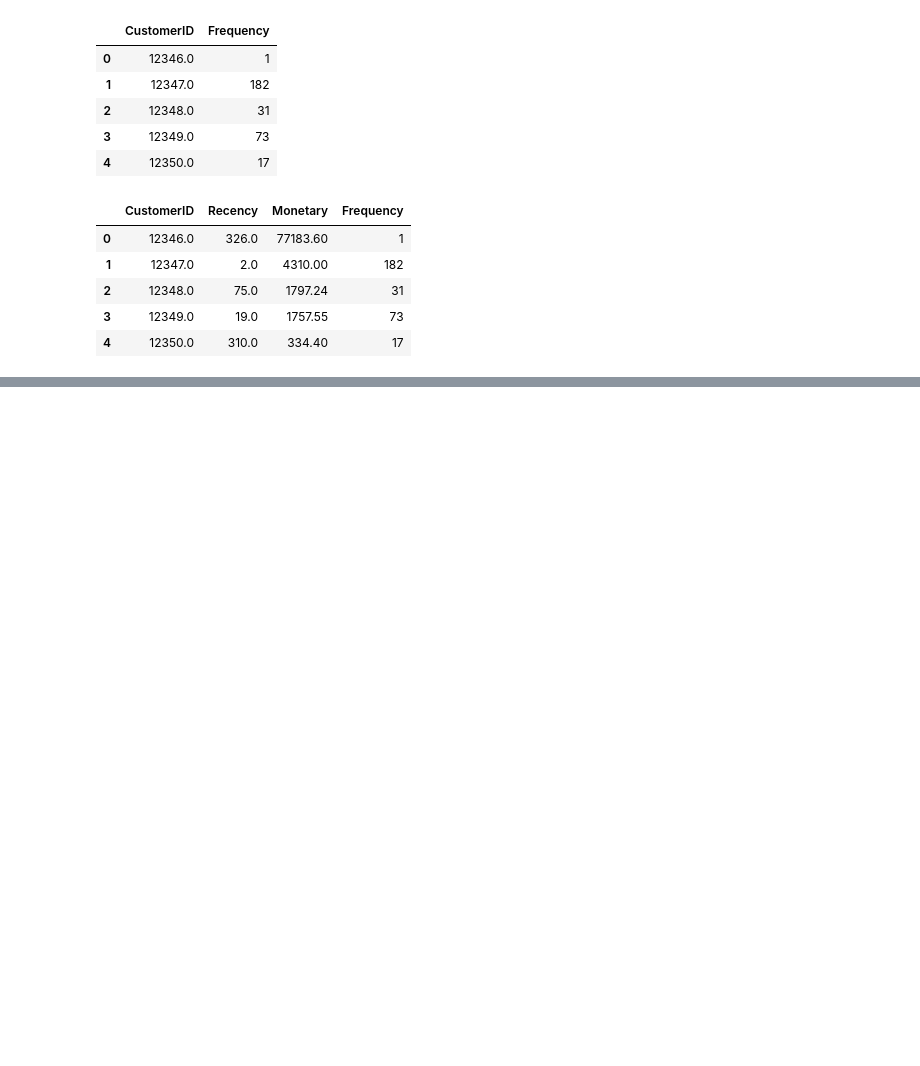
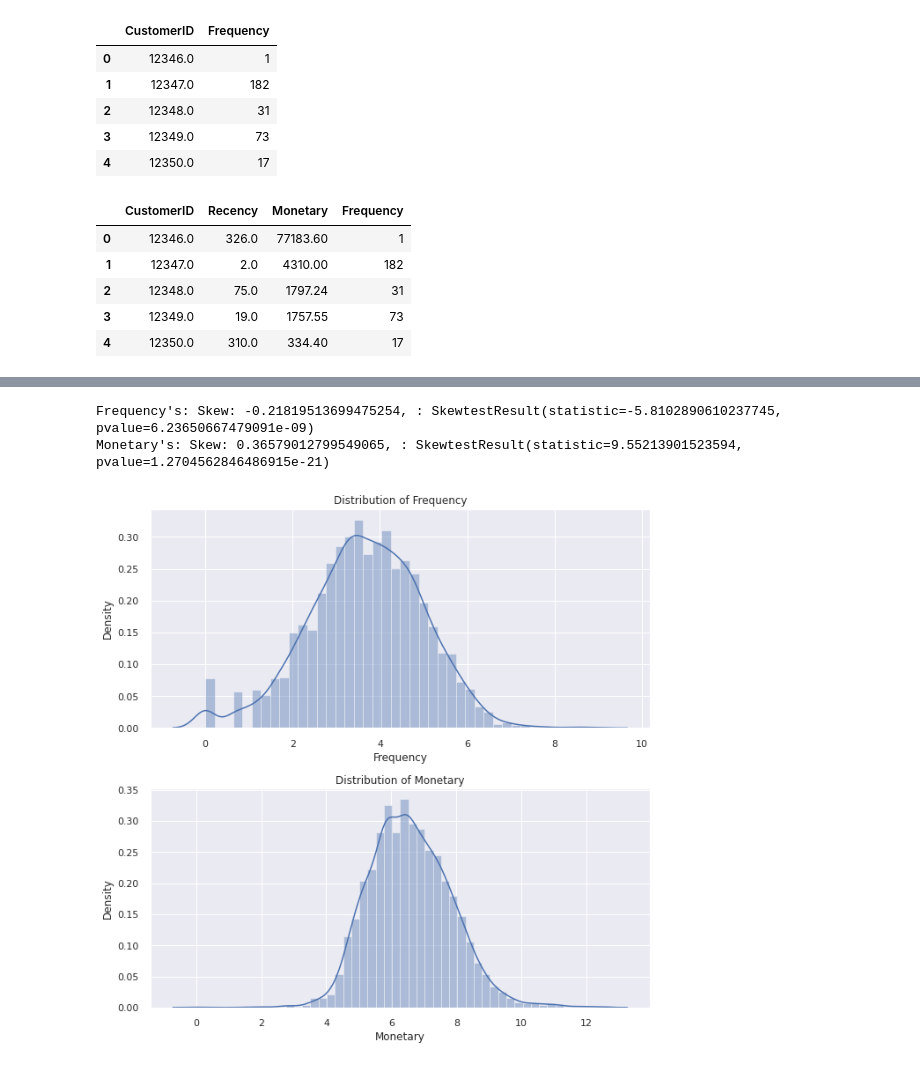
Before and after one commit to AnkitPatel745/Online-Retail-Customer-Segmentation, a Jupyter notebook: Online_Retail_Customer_Segmentation.ipynb, the cells around one changed output, grey strips where cells are left out. Saved outputs shown, nothing was run; the diff lists cells and outputs as text; code cells hidden in the pictures; blank space fills up the shorter version.

```diff
--- a/Online_Retail_Customer_Segmentation.ipynb
+++ b/Online_Retail_Customer_Segmentation.ipynb
@@ -698,0 +743,8 @@ customer_history_df.head()
+# %%
+# Copy original to new df
+df_rfm_log = customer_history_df.copy()
+
+# Data Pre-Processing for Negative Value
+df_rfm_log['Monetary'] = (df_rfm_log['Monetary'] - df_rfm_log['Monetary'].min()) + 1
+
+df_rfm_log.describe()
@@ -698,0 +761,22 @@ customer_history_df.head()
+# %%
+# Transform skewed data with log tranasformation
+df_rfm_log = np.log(df_rfm_log)
+
+# Check for skewness after log transformation
+plt.figure(figsize=(9, 9))
+
+# plt.subplot(3, 1, 1)
+# check_skew(df_rfm_log,'Recency')
+
+plt.subplot(2, 1, 1)
+check_skew(df_rfm_log,'Frequency')
+
+plt.subplot(2, 1, 2)
+check_skew(df_rfm_log,'Monetary')
+
+plt.tight_layout()
+plt.savefig('after_transform.png', format='png', dpi=1000)
+# %% [output]
+Frequency's: Skew: -0.21819513699475254, : SkewtestResult(statistic=-5.8102890610237745, pvalue=6.23650667479091e-09)
+Monetary's: Skew: 0.36579012799549065, : SkewtestResult(statistic=9.55213901523594, pvalue=1.2704562846486915e-21)
+[figure, added]
```
Also changed, not shown: parts of 26 cells of this notebook.
